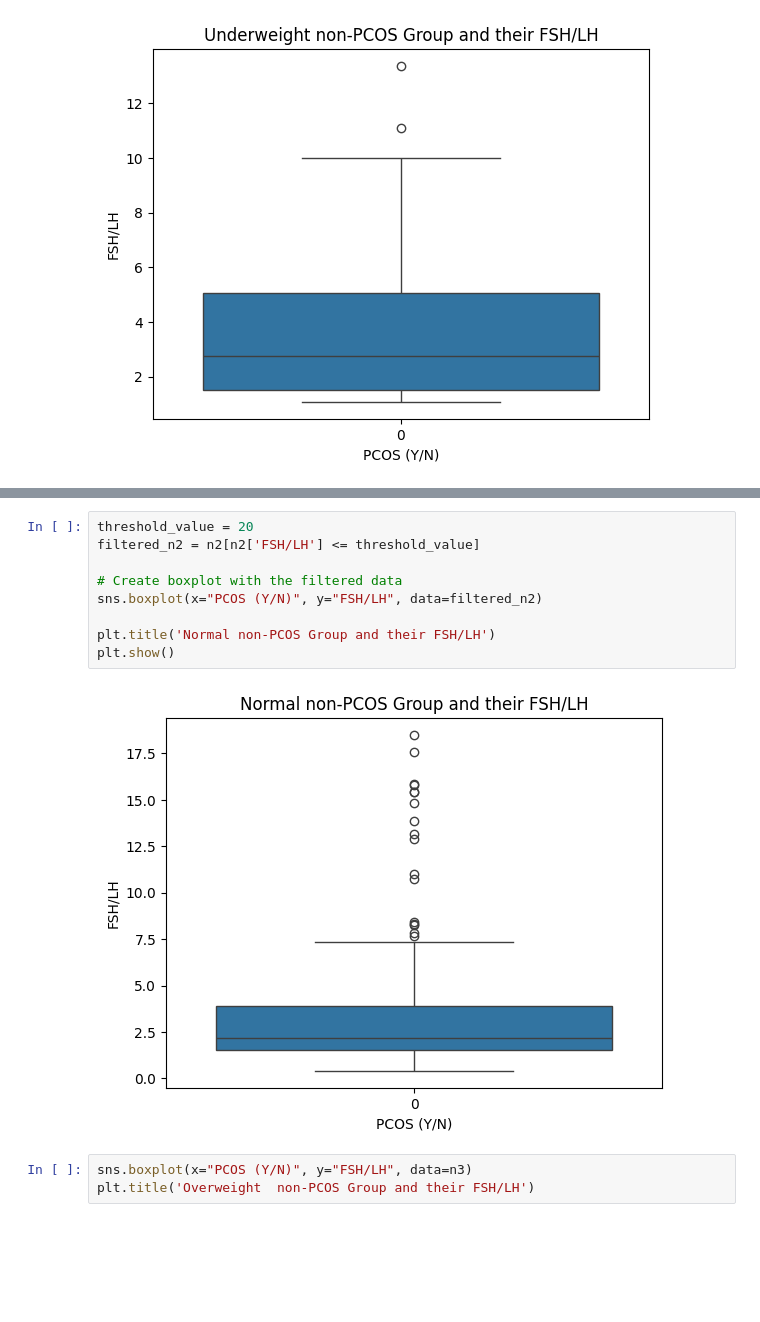
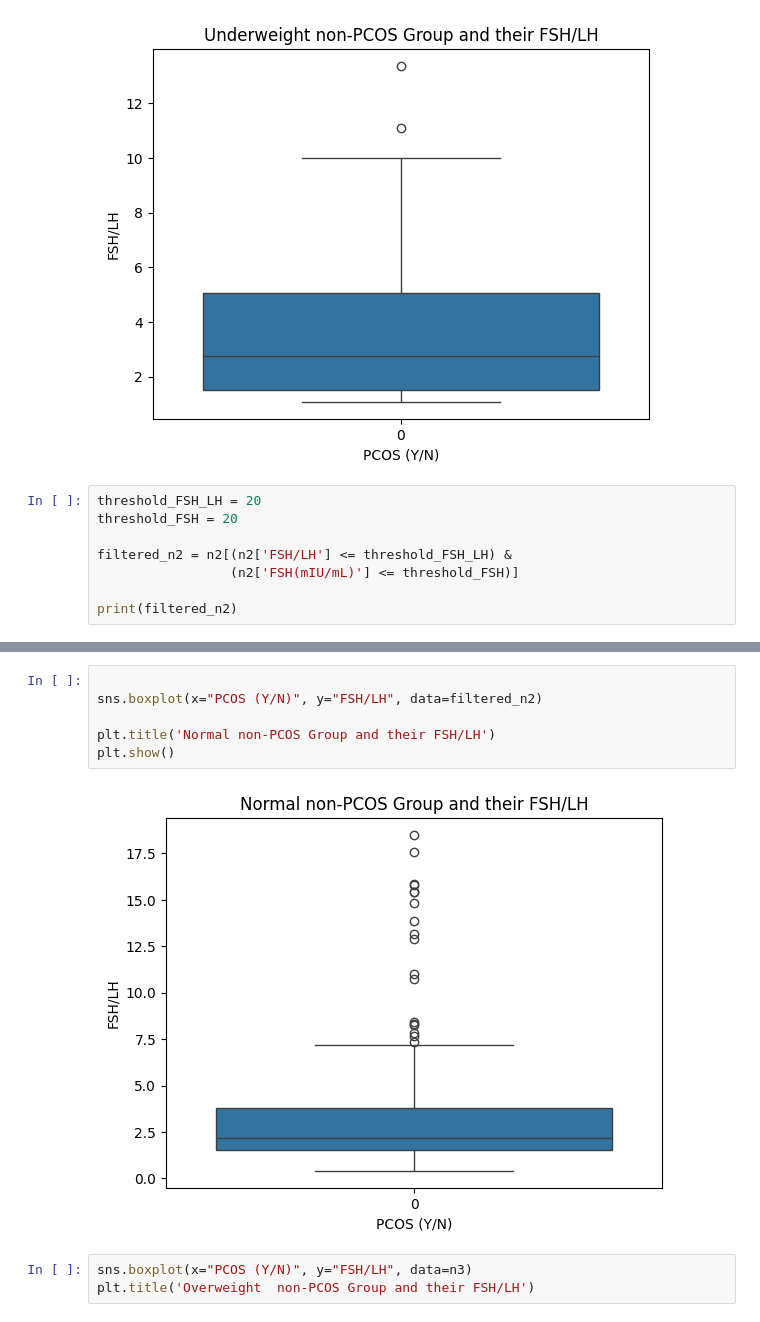
Before and after one commit to trodman201/PCOS-Research, a Jupyter notebook: Revised_Pcos_graphs.ipynb, the cells around one changed output, grey strips where cells are left out. Cells and saved outputs as stored; diff of their text form; blank space fills up the shorter version.

```diff
--- a/Revised_Pcos_graphs.ipynb
+++ b/Revised_Pcos_graphs.ipynb
@@ -214,3 +214,11 @@ plt.title('Underweight non-PCOS Group and their FSH/LH')
 # %% [output]
 Text(0.5, 1.0, 'Underweight non-PCOS Group and their FSH/LH')
 [figure]
+# %%
+threshold_FSH_LH = 20
+threshold_FSH = 20
+
+filtered_n2 = n2[(n2['FSH/LH'] <= threshold_FSH_LH) &
+                 (n2['FSH(mIU/mL)'] <= threshold_FSH)]
+
+print(filtered_n2)
@@ -217,14 +240,11 @@ Text(0.5, 1.0, 'Underweight non-PCOS Group and their FSH/LH')
 # %%
-threshold_value = 20
-filtered_n2 = n2[n2['FSH/LH'] <= threshold_value]
 
-# Create boxplot with the filtered data
 sns.boxplot(x="PCOS (Y/N)", y="FSH/LH", data=filtered_n2)
 
 plt.title('Normal non-PCOS Group and their FSH/LH')
 plt.show()
 # %% [output]
-[figure, old version]
+[figure, new version]
 # %%
 sns.boxplot(x="PCOS (Y/N)", y="FSH/LH", data=n3)
 plt.title('Overweight  non-PCOS Group and their FSH/LH')
```
Also changed, not shown: parts of 10 cells of this notebook.
